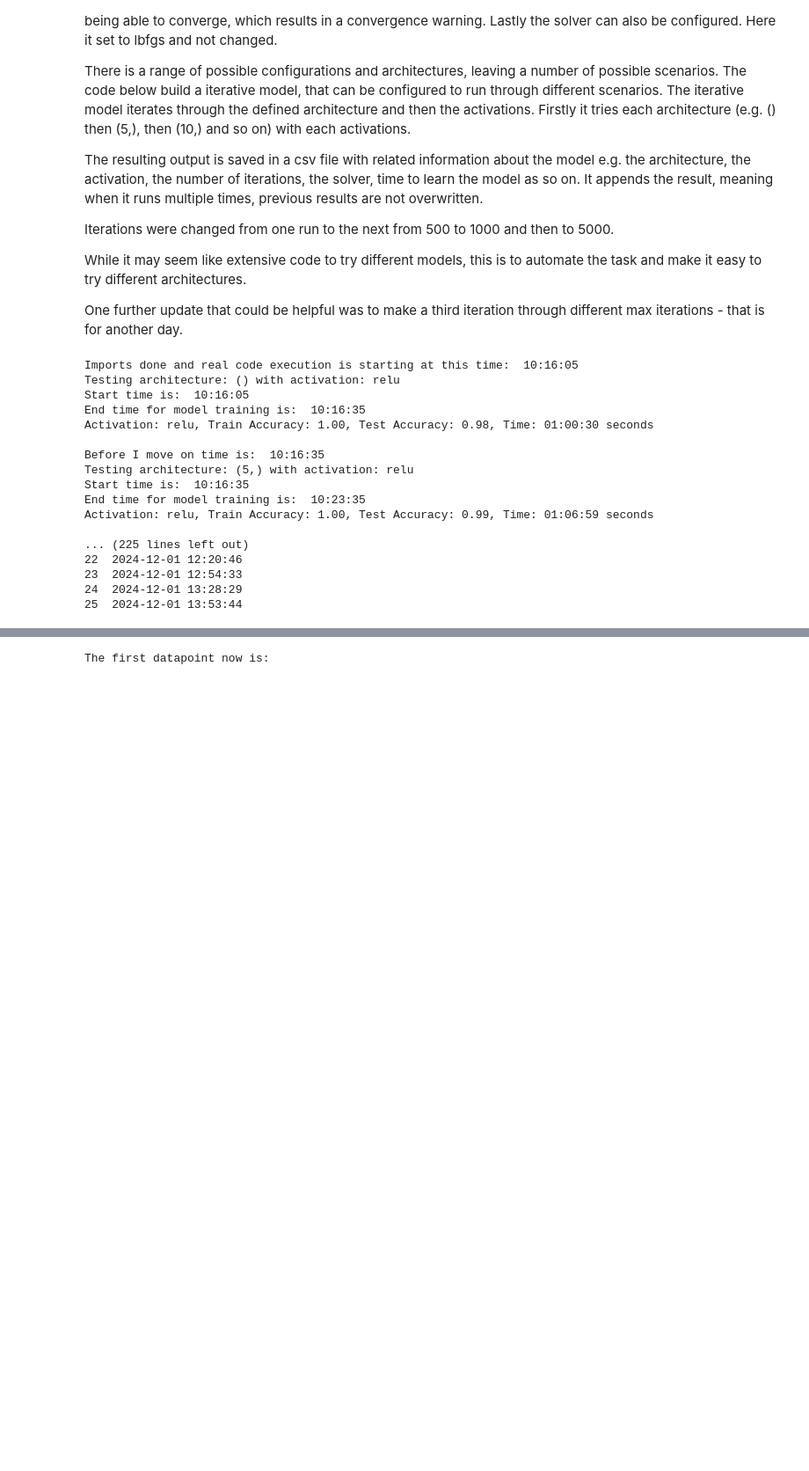
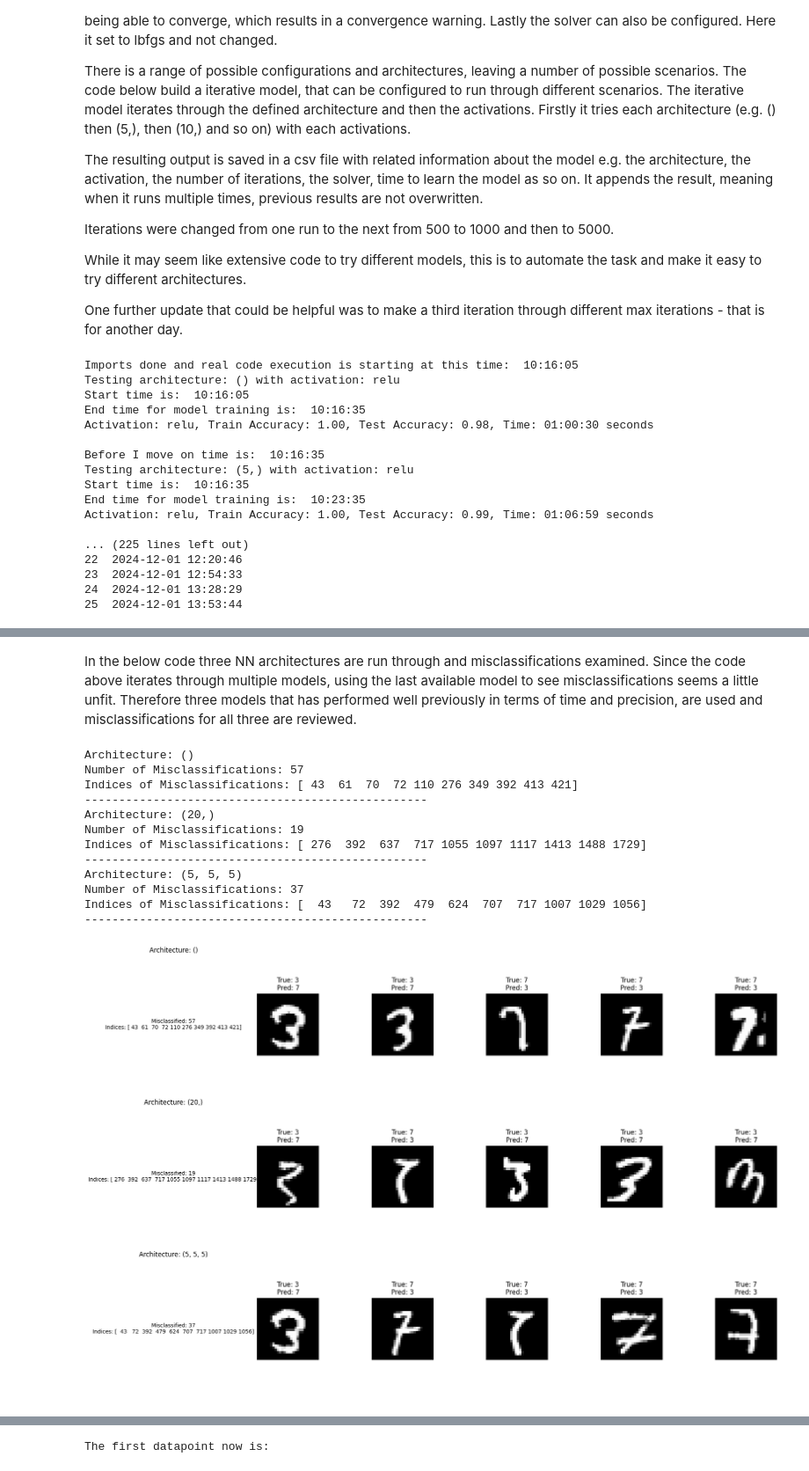
Before and after one commit to kennethelong/firstPyhtonProject, a Jupyter notebook: Exam/Exercise_sheet_E24-2.ipynb, the cells around one changed output, grey strips where cells are left out. Shown at 88% size. Drawn from its saved outputs; the diff is of its cells as text; code cells hidden in the pictures; blank space fills up the shorter version.

```diff
--- a/Exam/Exercise_sheet_E24-2.ipynb
+++ b/Exam/Exercise_sheet_E24-2.ipynb
@@ -408,0 +308,79 @@ for idx in misclass_indices[:10]:  # Limit visualization to the first 10
+# %% [markdown]
+In the below code three NN architectures are run through and misclassifications examined. Since the code above iterates through multiple models, using the last available model to see misclassifications seems a little unfit. Therefore three models that has performed well previously in terms of time and precision, are used and misclassifications for all three are reviewed.
+# %%
+## Exercise: Using the numpy where() function, one can extract the indices of the test cases that were misclassified: <br> `misclass = np.where(test != predictions)` <br>
+## Exercise: Inspect some misclassified cases. Do they correspond to hard to recognize digits (also for the human reader)?
+
+import numpy as np
+import matplotlib.pyplot as plt
+import pandas as pd
+from sklearn.neural_network import MLPClassifier
+
+## Three different architectures are examined 1) no layers, 2) one layer with 20 nodes and 3) three layers with 5 nodes in each
+architectures = [(), (20,), (5, 5, 5)]
+
+# Set up the plot
+fig, axes = plt.subplots(3, 6, figsize=(18, 12))  # Adjust grid size
+
+# Iterate over each architecture
+for i, architecture in enumerate(architectures):
+    # Create and train the neural network model
+    model = MLPClassifier(hidden_layer_sizes=architecture, activation='relu', solver='lbfgs', max_iter=5000)
+    model.fit(X_train, y_train)
+
+    # Make predictions
+    y_pred = model.predict(X_test)
+
+    # Find misclassifications
+    misclassified_indices = np.where(y_pred != y_test)[0]
+    num_misclassified = len(misclassified_indices)
+    misclassified_indices_list = misclassified_indices[:10]  # Limit to the first 10
+
+    # Print misclassification details
+    print(f"Architecture: {architecture}")
+    print(f"Number of Misclassifications: {num_misclassified}")
+    print(f"Indices of Misclassifications: {misclassified_indices_list}")
+    print("-" * 50)
+
+    # Display the architecture and misclassification info
+    axes[i, 0].set_title(f"Architecture: {architecture}")
+    axes[i, 0].axis('off')
+    misclass_text = f"Misclassified: {num_misclassified}\nIndices: {misclassified_indices_list}"
+    axes[i, 0].text(0.5, 0.5, misclass_text, ha='center', va='center', fontsize=10)
+
+    # Plot the first 5 misclassified images
+    for j in range(min(5, num_misclassified)):
+        # Get the misclassified image index
+        index = misclassified_indices[j]
+
+        # Get the image and reshape it
+        image = X_test[index].reshape(28, 28)  # Direct indexing for NumPy arrays
+
+        # Plot the image
+        ax = axes[i, j+1]  # Adjusted column indexing
+        ax.imshow(image, cmap='gray')
+
+        # Use .iloc[] to properly index into y_test if it's a Pandas Series
+        true_label = y_test.iloc[index] if isinstance(y_test, pd.Series) else y_test[index]
+        pred_label = y_pred[index]
+
+        ax.set_title(f"True: {true_label}\nPred: {pred_label}")  # Show true and predicted labels
+        ax.axis('off')
+
+# Adjust layout
+plt.tight_layout()
+plt.show()
+# %% [output]
+Architecture: ()
+Number of Misclassifications: 57
+Indices of Misclassifications: [ 43  61  70  72 110 276 349 392 413 421]
+--------------------------------------------------
+Architecture: (20,)
+Number of Misclassifications: 19
+Indices of Misclassifications: [ 276  392  637  717 1055 1097 1117 1413 1488 1729]
+--------------------------------------------------
+Architecture: (5, 5, 5)
+Number of Misclassifications: 37
+Indices of Misclassifications: [  43   72  392  479  624  707  717 1007 1029 1056]
+--------------------------------------------------
+[figure, added]
```
Also changed, not shown: parts of 16 cells of this notebook, 2 other files.
